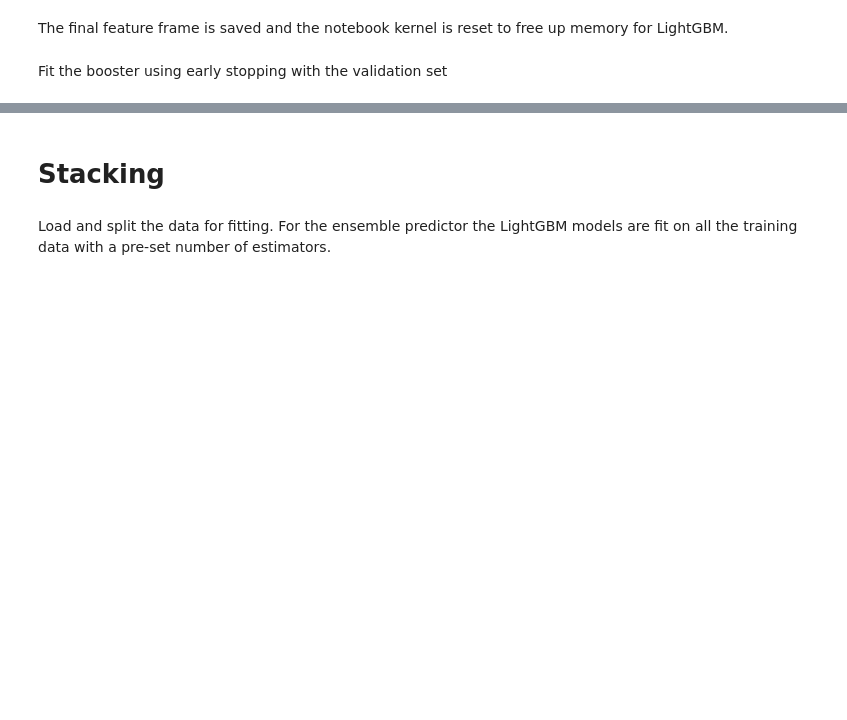
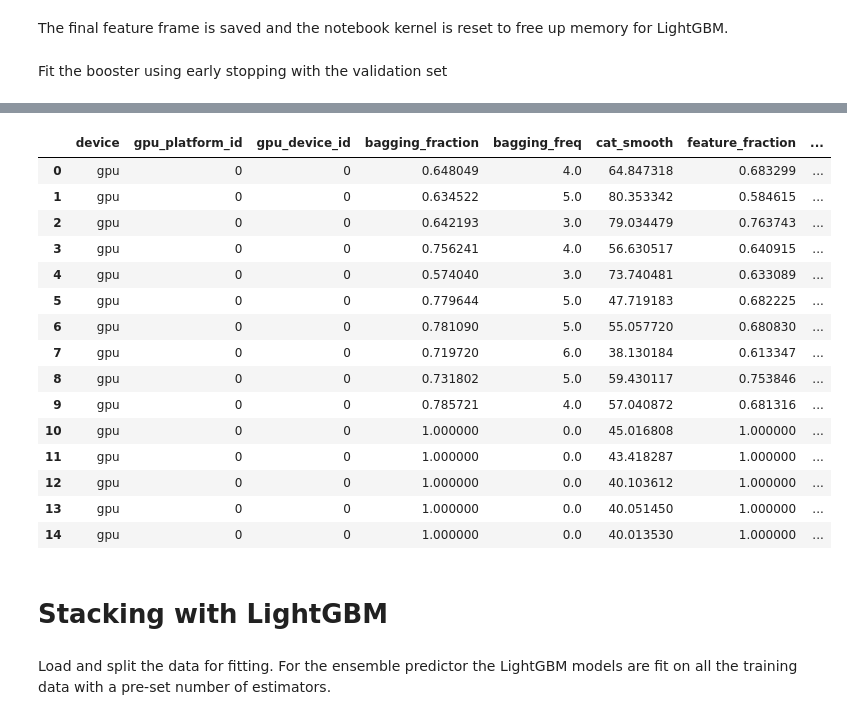
Before and after one commit to beatwad/predict_future_sales, a Jupyter notebook: top-1-predict-future-sales-features-lightgbm_old.ipynb, the cells around one changed output, grey strips where cells are left out. Saved outputs shown, nothing was run; the diff lists cells and outputs as text; code cells hidden in the pictures; blank space fills up the shorter version.

Commit message:
Add dataframe with LGBM parameters optimized by Optuna.

```diff
--- a/top-1-predict-future-sales-features-lightgbm_old.ipynb
+++ b/top-1-predict-future-sales-features-lightgbm_old.ipynb
@@ -1366,5 +1592,24 @@ Fit the booster using early stopping with the validation set
+# %%
+pd.read_pickle('LGBM_Optuna_params.pkl')
+# %% [output]
+|  | device | gpu_platform_id | gpu_device_id | bagging_fraction | bagging_freq | cat_smooth | feature_fraction | ... |
+| 0 | gpu | 0 | 0 | 0.648049 | 4.0 | 64.847318 | 0.683299 | ... |
+| 1 | gpu | 0 | 0 | 0.634522 | 5.0 | 80.353342 | 0.584615 | ... |
+| 2 | gpu | 0 | 0 | 0.642193 | 3.0 | 79.034479 | 0.763743 | ... |
+| 3 | gpu | 0 | 0 | 0.756241 | 4.0 | 56.630517 | 0.640915 | ... |
+| 4 | gpu | 0 | 0 | 0.574040 | 3.0 | 73.740481 | 0.633089 | ... |
+| 5 | gpu | 0 | 0 | 0.779644 | 5.0 | 47.719183 | 0.682225 | ... |
+| 6 | gpu | 0 | 0 | 0.781090 | 5.0 | 55.057720 | 0.680830 | ... |
+| 7 | gpu | 0 | 0 | 0.719720 | 6.0 | 38.130184 | 0.613347 | ... |
+| 8 | gpu | 0 | 0 | 0.731802 | 5.0 | 59.430117 | 0.753846 | ... |
+| 9 | gpu | 0 | 0 | 0.785721 | 4.0 | 57.040872 | 0.681316 | ... |
+| 10 | gpu | 0 | 0 | 1.000000 | 0.0 | 45.016808 | 1.000000 | ... |
+| 11 | gpu | 0 | 0 | 1.000000 | 0.0 | 43.418287 | 1.000000 | ... |
+| 12 | gpu | 0 | 0 | 1.000000 | 0.0 | 40.103612 | 1.000000 | ... |
+| 13 | gpu | 0 | 0 | 1.000000 | 0.0 | 40.051450 | 1.000000 | ... |
+| 14 | gpu | 0 | 0 | 1.000000 | 0.0 | 40.013530 | 1.000000 | ... |
 # %% [markdown]
-# Stacking
+# Stacking with LightGBM
 # %%
 import gc
 import pandas as pd
```
Also changed, not shown: parts of 24 cells of this notebook, 1 other file.
